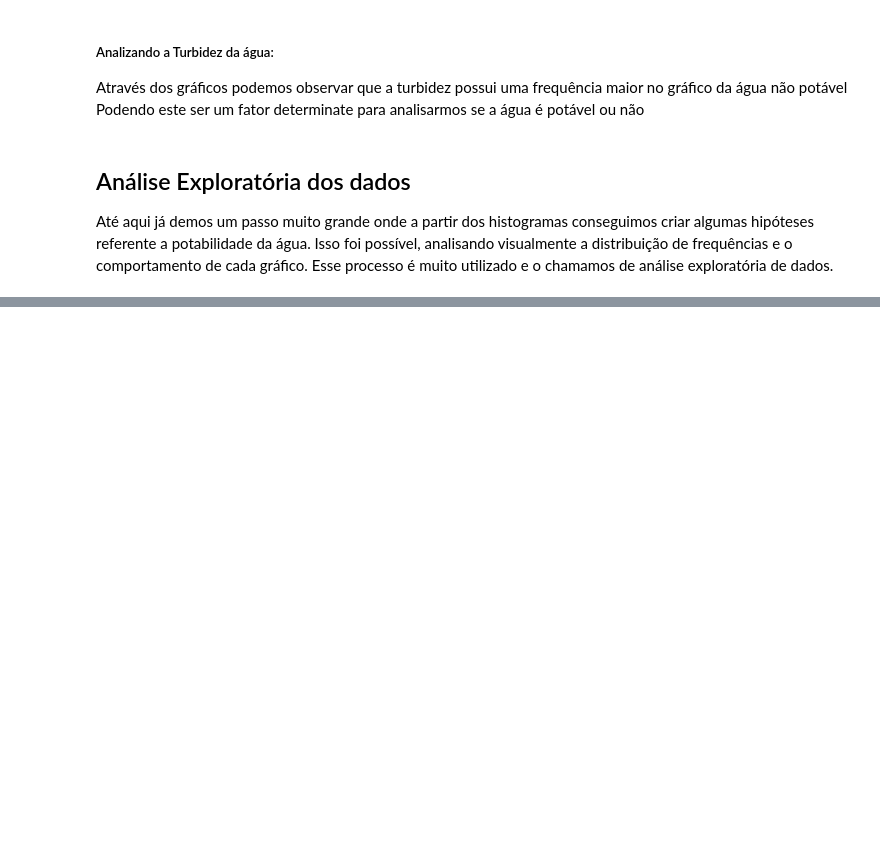
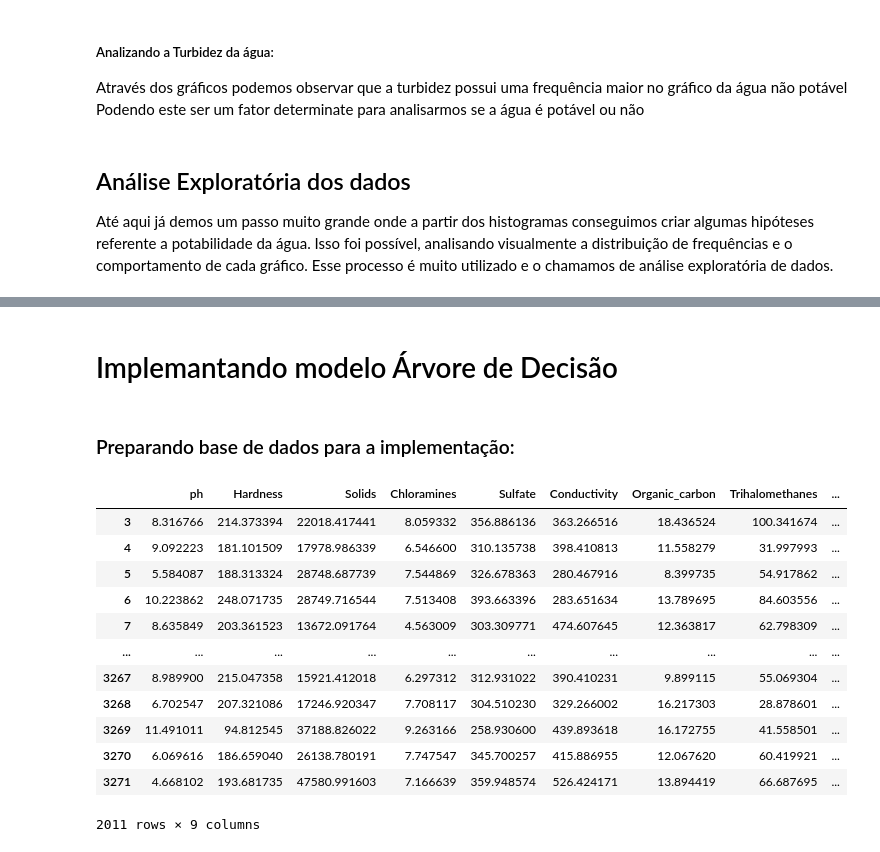
Before and after one commit to ykarodeandrade/datascience, a Jupyter notebook: projeto_2.ipynb, the cells around one changed output, grey strips where cells are left out. Saved outputs shown, nothing was run; the diff lists cells and outputs as text; code cells hidden in the pictures; blank space fills up the shorter version.

```diff
--- a/projeto_2.ipynb
+++ b/projeto_2.ipynb
@@ -380,0 +458,24 @@ Até aqui já demos um passo muito grande onde a partir dos histogramas consegui
+# %% [markdown]
+<div id="arvore_Decisao"></div>
+
+# Implemantando modelo Árvore de Decisão
+# %% [markdown]
+### Preparando base de dados para a implementação:
+# %%
+# extraindo X para base de treinamento
+X = dados.iloc[:, :-1]
+X
+# %% [output]
+|  | ph | Hardness | Solids | Chloramines | Sulfate | Conductivity | Organic_carbon | Trihalomethanes | ... |
+| 3 | 8.316766 | 214.373394 | 22018.417441 | 8.059332 | 356.886136 | 363.266516 | 18.436524 | 100.341674 | ... |
+| 4 | 9.092223 | 181.101509 | 17978.986339 | 6.546600 | 310.135738 | 398.410813 | 11.558279 | 31.997993 | ... |
+| 5 | 5.584087 | 188.313324 | 28748.687739 | 7.544869 | 326.678363 | 280.467916 | 8.399735 | 54.917862 | ... |
+| 6 | 10.223862 | 248.071735 | 28749.716544 | 7.513408 | 393.663396 | 283.651634 | 13.789695 | 84.603556 | ... |
+| 7 | 8.635849 | 203.361523 | 13672.091764 | 4.563009 | 303.309771 | 474.607645 | 12.363817 | 62.798309 | ... |
+| ... | ... | ... | ... | ... | ... | ... | ... | ... | ... |
+| 3267 | 8.989900 | 215.047358 | 15921.412018 | 6.297312 | 312.931022 | 390.410231 | 9.899115 | 55.069304 | ... |
+| 3268 | 6.702547 | 207.321086 | 17246.920347 | 7.708117 | 304.510230 | 329.266002 | 16.217303 | 28.878601 | ... |
+| 3269 | 11.491011 | 94.812545 | 37188.826022 | 9.263166 | 258.930600 | 439.893618 | 16.172755 | 41.558501 | ... |
+| 3270 | 6.069616 | 186.659040 | 26138.780191 | 7.747547 | 345.700257 | 415.886955 | 12.067620 | 60.419921 | ... |
+| 3271 | 4.668102 | 193.681735 | 47580.991603 | 7.166639 | 359.948574 | 526.424171 | 13.894419 | 66.687695 | ... |
+2011 rows × 9 columns
```
Also changed, not shown: parts of 29 cells of this notebook.
